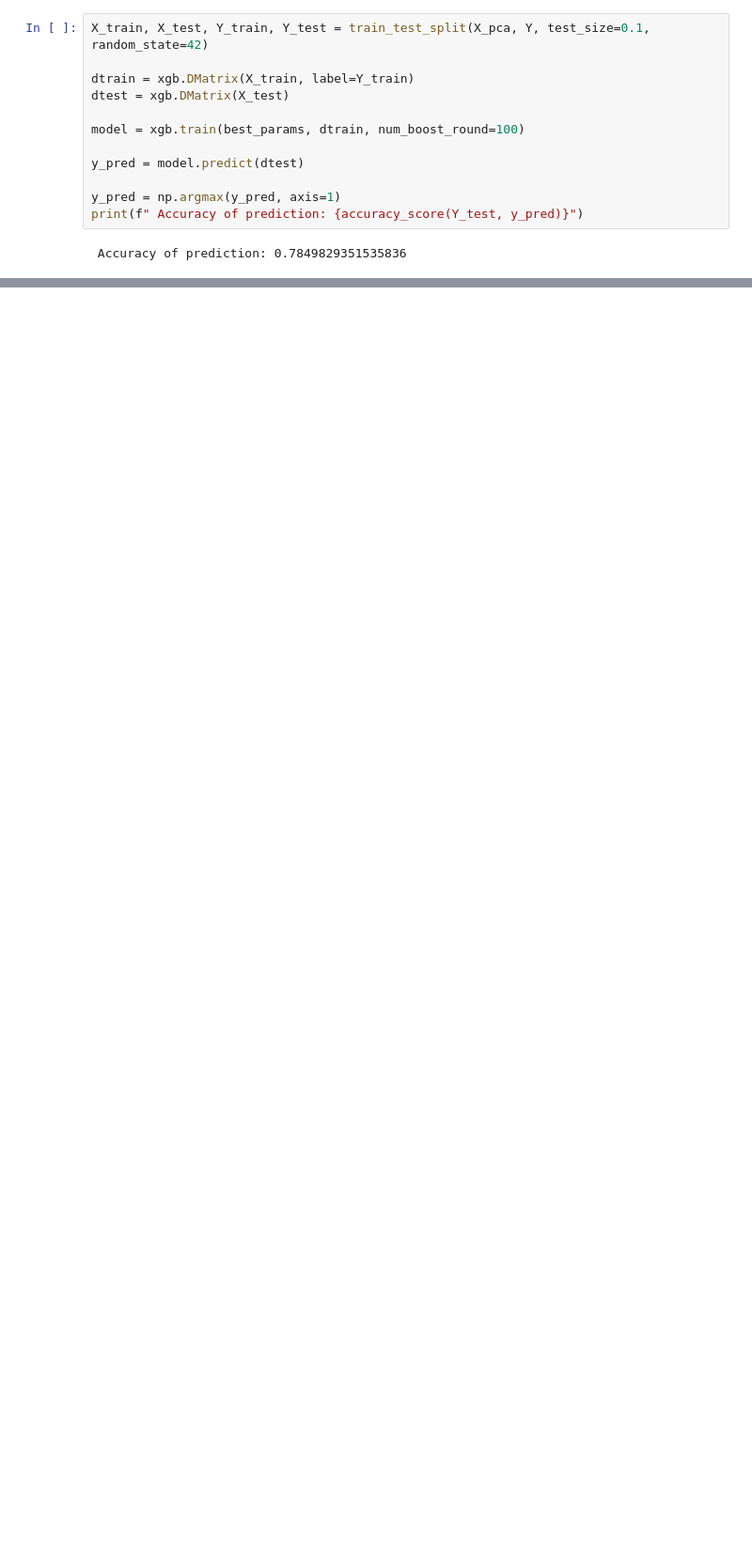
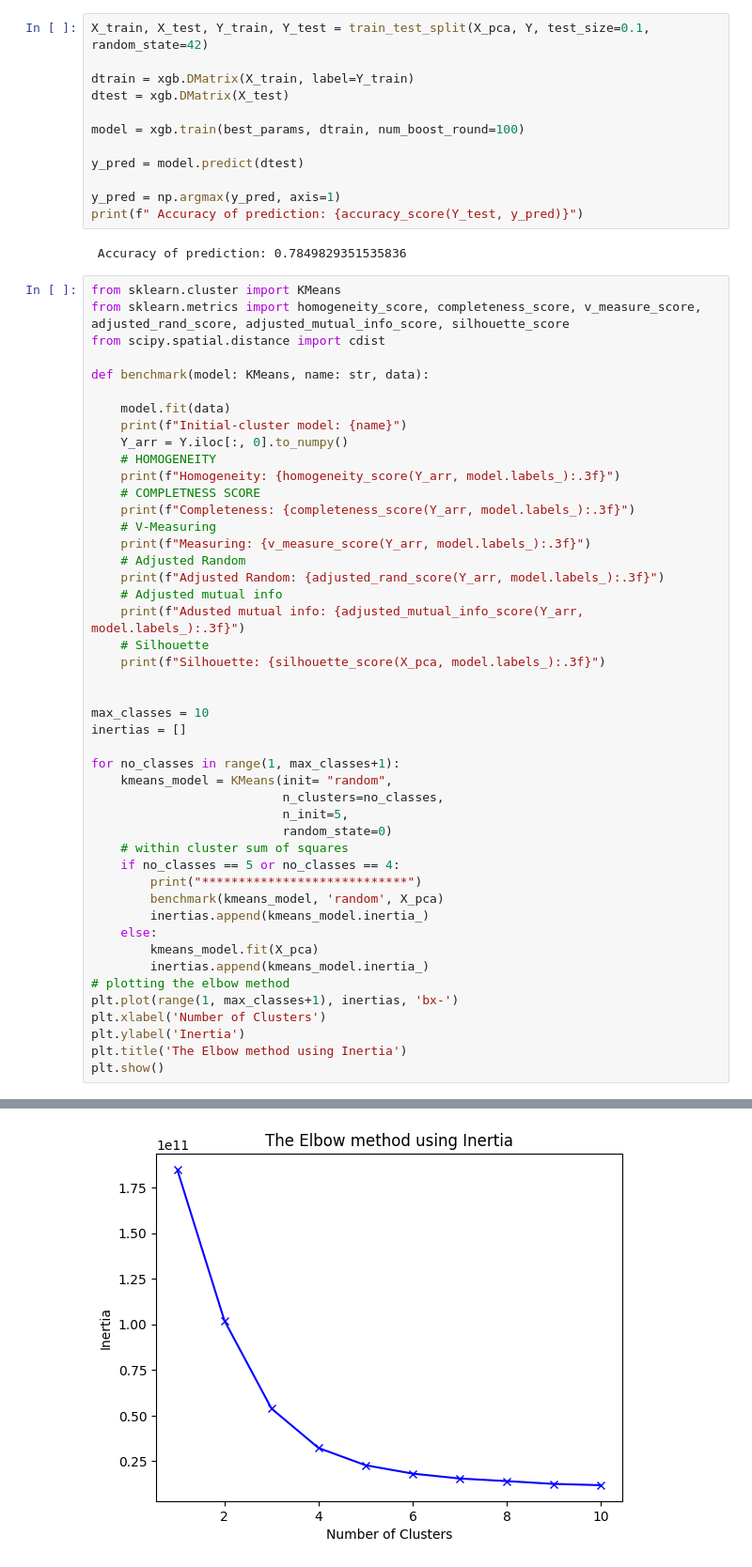
Before and after one commit to Adelin010/ML_Practice, a Jupyter notebook: lab4/philipp.ipynb, the cells around one changed output, grey strips where cells are left out. Shown: that part at 94% size. Drawn from its saved outputs; the diff is of its cells as text; blank space fills up the shorter version.

Commit message:
kMeans algorithm with the measurements added

```diff
--- a/lab4/philipp.ipynb
+++ b/lab4/philipp.ipynb
@@ -302,3 +302,50 @@ y_pred = np.argmax(y_pred, axis=1)
 print(f" Accuracy of prediction: {accuracy_score(Y_test, y_pred)}")
 # %% [output]
  Accuracy of prediction: 0.7849829351535836
+# %%
+from sklearn.cluster import KMeans
+from sklearn.metrics import homogeneity_score, completeness_score, v_measure_score, adjusted_rand_score, adjusted_mutual_info_score, silhouette_score
+from scipy.spatial.distance import cdist
+
+def benchmark(model: KMeans, name: str, data):
+
+    model.fit(data)
+    print(f"Initial-cluster model: {name}")
+    Y_arr = Y.iloc[:, 0].to_numpy()
+    # HOMOGENEITY
+    print(f"Homogeneity: {homogeneity_score(Y_arr, model.labels_):.3f}")
+    # COMPLETNESS SCORE
+    print(f"Completeness: {completeness_score(Y_arr, model.labels_):.3f}")
+    # V-Measuring
+    print(f"Measuring: {v_measure_score(Y_arr, model.labels_):.3f}")
+    # Adjusted Random
+    print(f"Adjusted Random: {adjusted_rand_score(Y_arr, model.labels_):.3f}")
+    # Adjusted mutual info
+    print(f"Adusted mutual info: {adjusted_mutual_info_score(Y_arr, model.labels_):.3f}")
+    # Silhouette
+    print(f"Silhouette: {silhouette_score(X_pca, model.labels_):.3f}")
+
+
+max_classes = 10
+inertias = []
+
+for no_classes in range(1, max_classes+1):
+    kmeans_model = KMeans(init= "random",
+                          n_clusters=no_classes,
+                          n_init=5,
+                          random_state=0)
+    # within cluster sum of squares
+    if no_classes == 5 or no_classes == 4:
+        print("****************************")
+        benchmark(kmeans_model, 'random', X_pca)
+        inertias.append(kmeans_model.inertia_)
+    else:
+        kmeans_model.fit(X_pca)
+        inertias.append(kmeans_model.inertia_)
+# plotting the elbow method
+plt.plot(range(1, max_classes+1), inertias, 'bx-')
+plt.xlabel('Number of Clusters')
+plt.ylabel('Inertia')
+plt.title('The Elbow method using Inertia')
+plt.show()
+# %% [output]
@@ -304,0 +368 @@ print(f" Accuracy of prediction: {accuracy_score(Y_test, y_pred)}")
+[figure, added]
```
Also changed, not shown: parts of 3 cells of this notebook.
